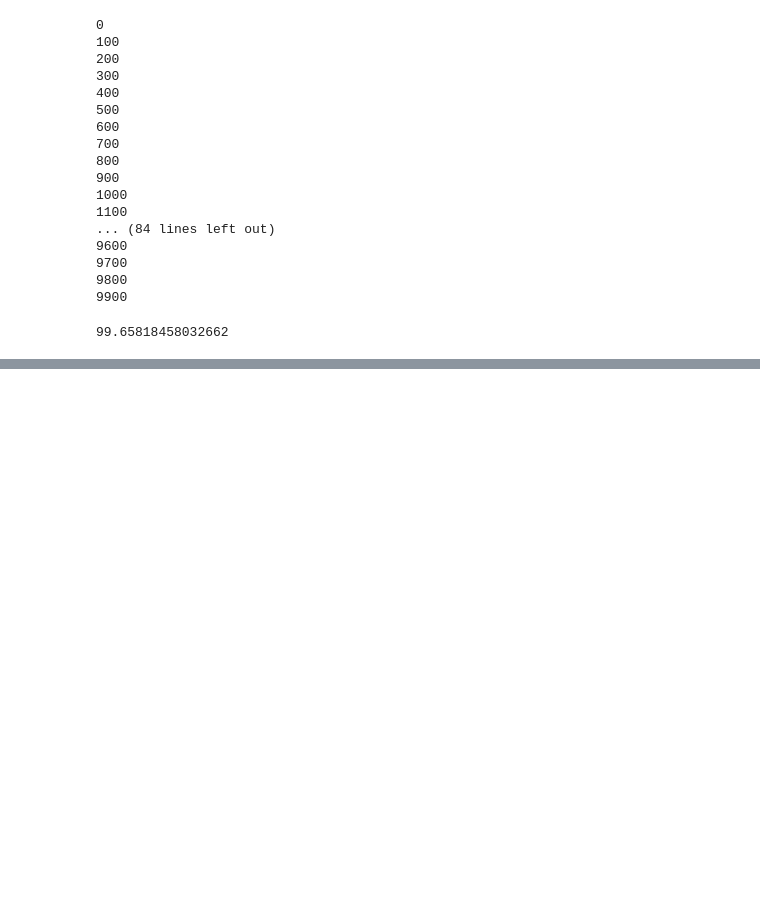
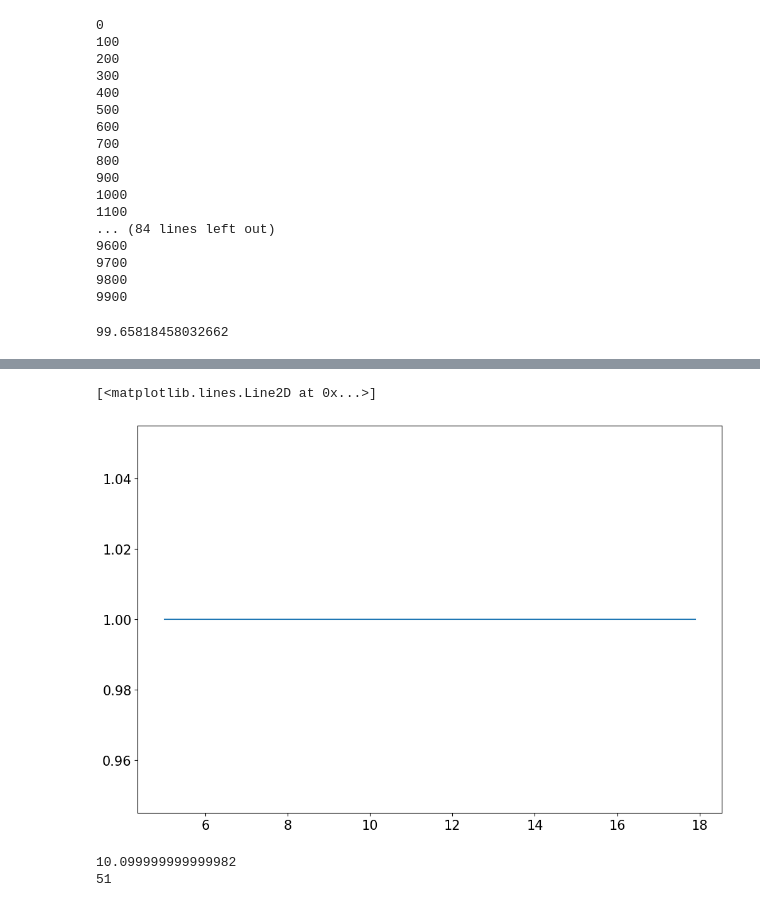
Before and after one commit to alplebani/Methods_Data_Analysis, a Jupyter notebook: Es5/es1.ipynb, the cells around one changed output, grey strips where cells are left out. Drawn from its saved outputs; the diff is of its cells as text; code cells hidden in the pictures; blank space fills up the shorter version.

```diff
--- a/Es5/es1.ipynb
+++ b/Es5/es1.ipynb
@@ -204,0 +311,54 @@ print(str(coverage*100))
+# %%
+from scipy.optimize import curve_fit
+
+def breit_wigner(x, a):
+    gamma = 1
+    theta = np.pi/2.-0.3
+    return (np.abs(1+a*np.exp(1j*theta)/((x**2-(m0)**2)+1j*m0*gamma))**2 )
+
+x = np.linspace(5, 18, 300)
+a_values = []
+b_values = []
+
+for m0 in masses:
+    parameters, covariance = curve_fit(breit_wigner, x, data)
+    # print("m0 = " + str(m0) + ", a = " + str(parameters[0]))
+    a_values.append(parameters[0])
+    # b_values.append(parameters[1])
+# %%
+a_values = []
+t_null = []
+t = []
+
+def nll(data,model,pars):
+    log = np.log(model(data,pars,m0))
+    if len(log.shape)==1: return -np.sum(np.log(model(data,pars,m0)))
+    else: return -np.sum(np.log(model(data,pars,m0)),axis=1)
+
+i = 0
+
+for m0 in masses:
+    fit = minimize(lambda pars: nll(data, model, pars), x0=[aval, m0], bounds=((-np.inf, +np.inf),(m0,m0)))
+    a_values.append(fit.x[0])
+    t_null.append(1)
+    t.append(-2 * np.log(1./13.) -2 * nll(data,model,[a_values[i],m0]))
+    i+= 1
+
+p_array = []
+for my_t in t:
+    p_array.append(1-chi2(1).cdf(my_t))
+# %%
+plt.figure()
+plt.plot(masses, p_array)
+# %% [output]
+[<matplotlib.lines.Line2D at 0x...>]
+[figure, added]
+# %%
+t_min = np.argmax(t)
+m0_best = masses[t_min]
+
+print(m0_best)
+print(t_min)
+# %% [output]
+10.099999999999982
+51
```
Also changed, not shown: parts of 5 cells of this notebook.
